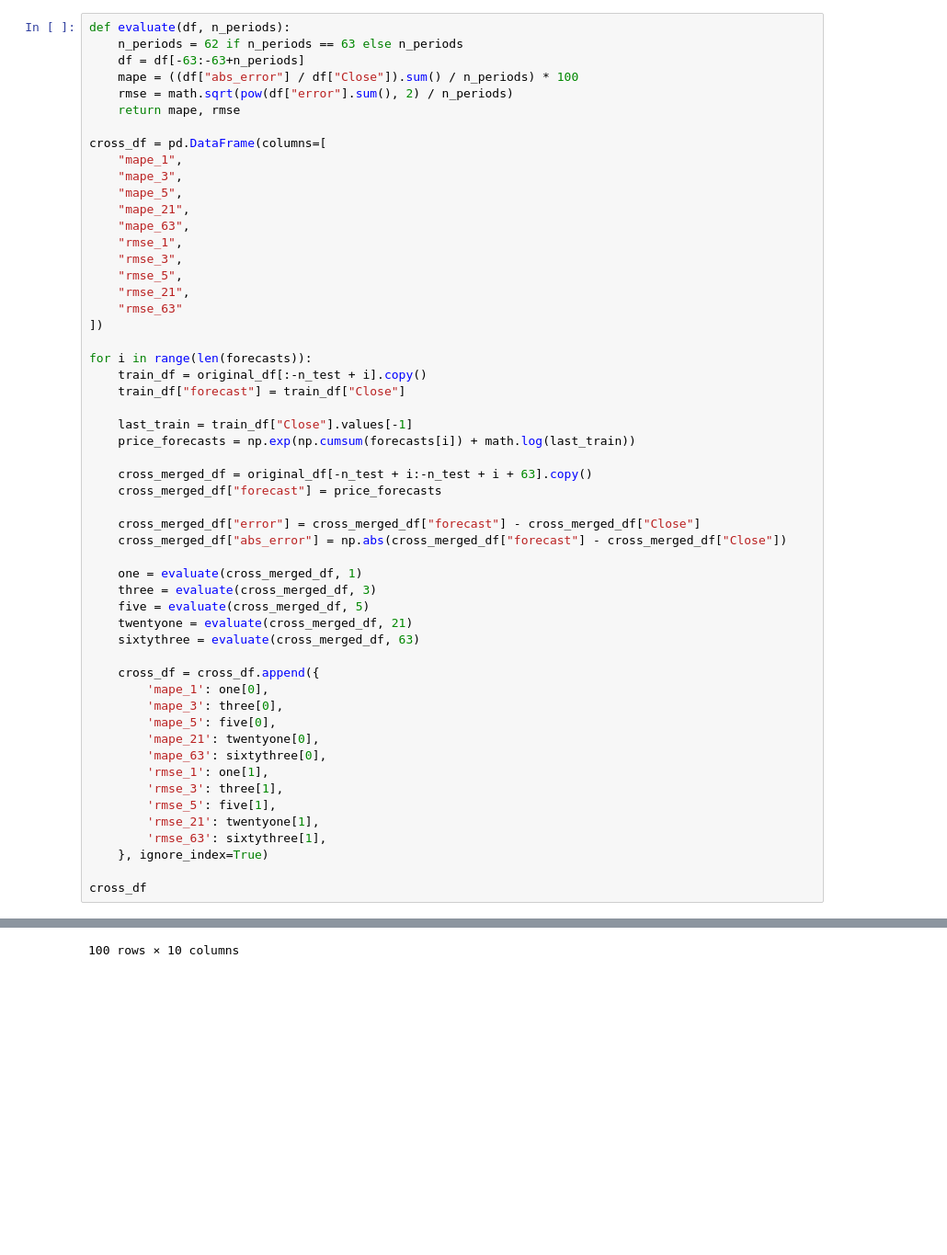
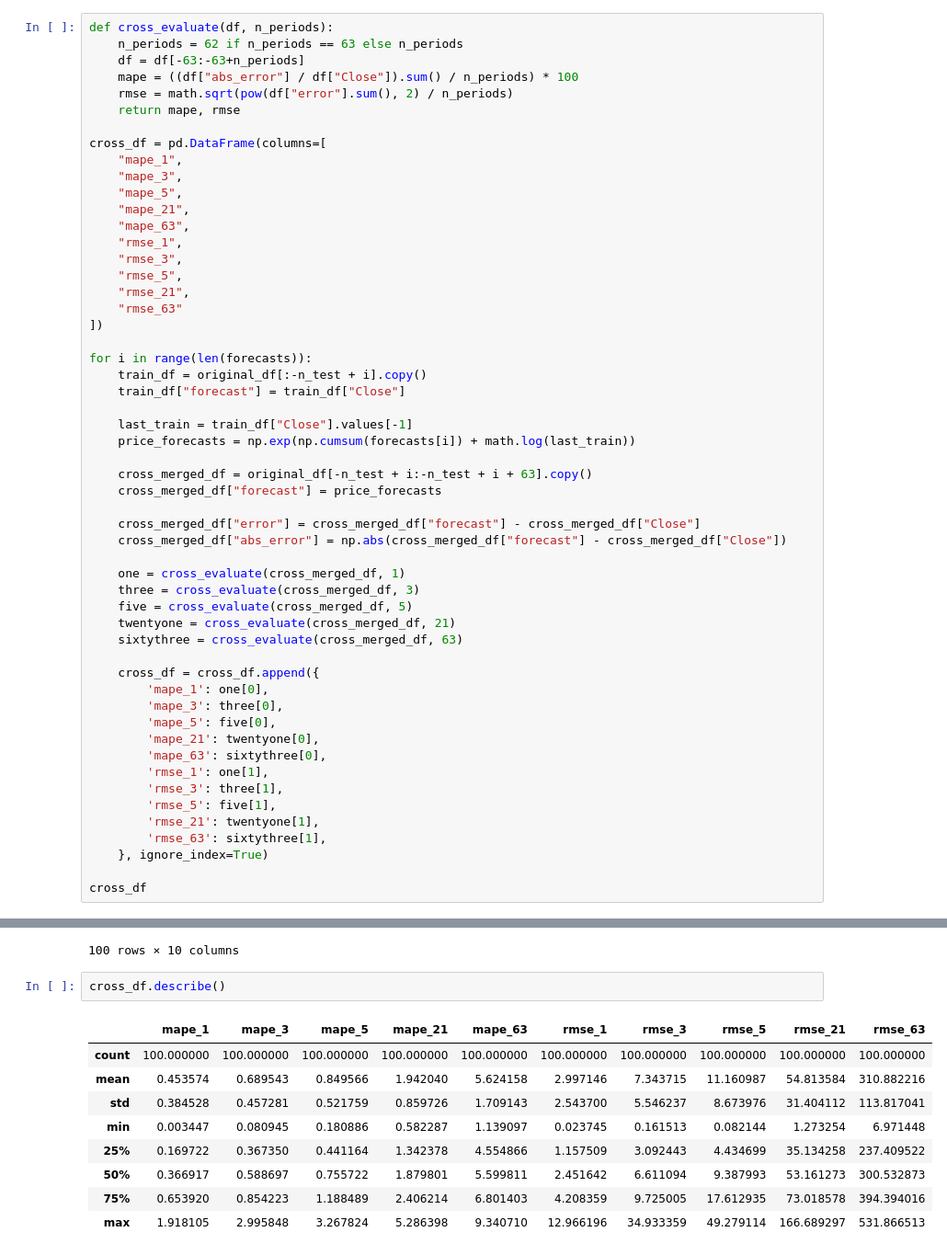
Before and after one commit to ulrikson/statistics-thesis, a Jupyter notebook: lstm2.ipynb, the cells around one changed output, grey strips where cells are left out. Shown at 92% size. Drawn from its saved outputs; the diff is of its cells as text; blank space fills up the shorter version.

```diff
--- a/lstm2.ipynb
+++ b/lstm2.ipynb
@@ -306,7 +306,7 @@ plt.legend()
 # %% [markdown]
 # Cross-validation
 # %%
-def evaluate(df, n_periods):
+def cross_evaluate(df, n_periods):
     n_periods = 62 if n_periods == 63 else n_periods
     df = df[-63:-63+n_periods]
     mape = ((df["abs_error"] / df["Close"]).sum() / n_periods) * 100
@@ -339,11 +339,11 @@ for i in range(len(forecasts)):
     cross_merged_df["error"] = cross_merged_df["forecast"] - cross_merged_df["Close"]
     cross_merged_df["abs_error"] = np.abs(cross_merged_df["forecast"] - cross_merged_df["Close"])
 
-    one = evaluate(cross_merged_df, 1)
-    three = evaluate(cross_merged_df, 3)
-    five = evaluate(cross_merged_df, 5)
-    twentyone = evaluate(cross_merged_df, 21)
-    sixtythree = evaluate(cross_merged_df, 63)
+    one = cross_evaluate(cross_merged_df, 1)
+    three = cross_evaluate(cross_merged_df, 3)
+    five = cross_evaluate(cross_merged_df, 5)
+    twentyone = cross_evaluate(cross_merged_df, 21)
+    sixtythree = cross_evaluate(cross_merged_df, 63)
 
     cross_df = cross_df.append({
         'mape_1': one[0],
@@ -373,3 +373,15 @@ cross_df
 | 98 | 0.449671 | 0.678716 | 0.588132 | 2.634286 | 7.943590 | 3.170720 | 8.315173 | 9.300342 | 87.957770 | 484.185278 |
 | 99 | 0.551257 | 0.342678 | 0.324811 | 2.615952 | 8.055193 | 3.908960 | 1.227375 | 1.431479 | 85.838929 | 490.786992 |
 100 rows × 10 columns
+# %%
+cross_df.describe()
+# %% [output]
+|  | mape_1 | mape_3 | mape_5 | mape_21 | mape_63 | rmse_1 | rmse_3 | rmse_5 | rmse_21 | rmse_63 |
+| count | 100.000000 | 100.000000 | 100.000000 | 100.000000 | 100.000000 | 100.000000 | 100.000000 | 100.000000 | 100.000000 | 100.000000 |
+| mean | 0.453574 | 0.689543 | 0.849566 | 1.942040 | 5.624158 | 2.997146 | 7.343715 | 11.160987 | 54.813584 | 310.882216 |
+| std | 0.384528 | 0.457281 | 0.521759 | 0.859726 | 1.709143 | 2.543700 | 5.546237 | 8.673976 | 31.404112 | 113.817041 |
+| min | 0.003447 | 0.080945 | 0.180886 | 0.582287 | 1.139097 | 0.023745 | 0.161513 | 0.082144 | 1.273254 | 6.971448 |
+| 25% | 0.169722 | 0.367350 | 0.441164 | 1.342378 | 4.554866 | 1.157509 | 3.092443 | 4.434699 | 35.134258 | 237.409522 |
+| 50% | 0.366917 | 0.588697 | 0.755722 | 1.879801 | 5.599811 | 2.451642 | 6.611094 | 9.387993 | 53.161273 | 300.532873 |
+| 75% | 0.653920 | 0.854223 | 1.188489 | 2.406214 | 6.801403 | 4.208359 | 9.725005 | 17.612935 | 73.018578 | 394.394016 |
+| max | 1.918105 | 2.995848 | 3.267824 | 5.286398 | 9.340710 | 12.966196 | 34.933359 | 49.279114 | 166.689297 | 531.866513 |
```
Also changed, not shown: 4 other files.
